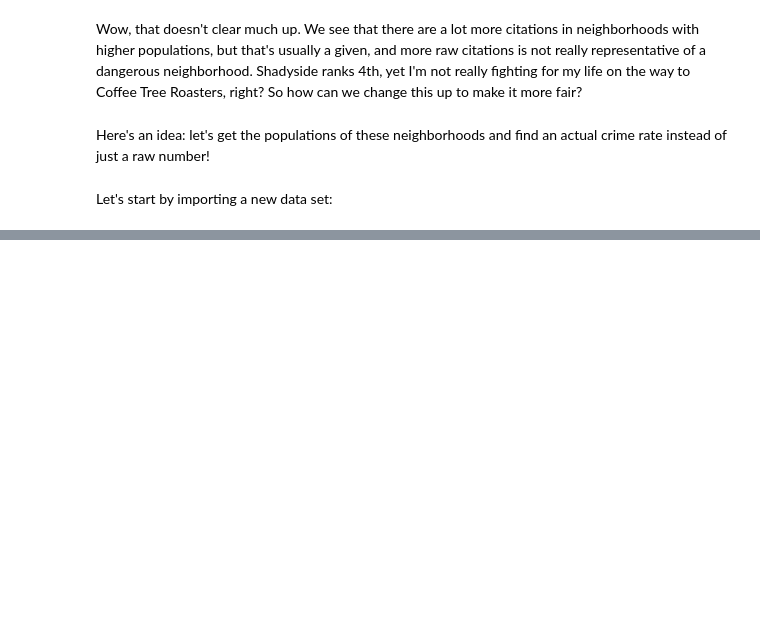
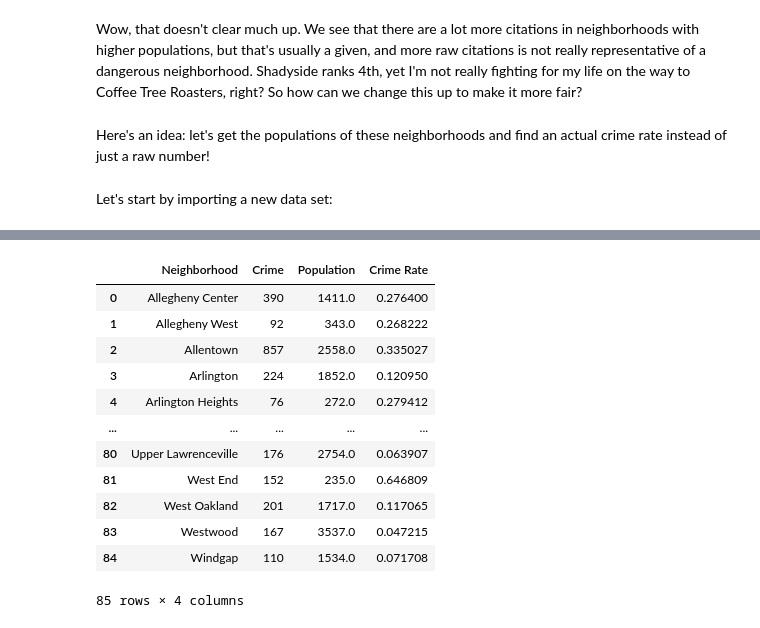
Before and after one commit to WampiFlampi/GNU-plus-Project, a Jupyter notebook: notebooks/dylan.ipynb, the cells around one changed output, grey strips where cells are left out. Drawn from its saved outputs; the diff is of its cells as text; code cells hidden in the pictures; blank space fills up the shorter version.

```diff
--- a/notebooks/dylan.ipynb
+++ b/notebooks/dylan.ipynb
@@ -72,0 +85,3 @@ print(10)
+# %%
+crimenums = crimeplace.groupby('Neighborhood').size().reset_index(name='Crime')
+crimepop = pd.merge(crimenums, a, on='Neighborhood', how='inner')
@@ -72,0 +90,4 @@ print(10)
+# %%
+crimepoptrim = crimepop.drop(columns = ['Margin of Error; Total', 'Id'])
+crimepoptrim = crimepoptrim.rename(columns={"Estimate; Total": "Population"})
+crimepoptrim
@@ -72,0 +108,18 @@ print(10)
+# %%
+crimerate = (crimepoptrim['Crime']/crimepoptrim['Population'])
+crimepoptrim["Crime Rate"] = crimerate
+crimepoptrim
+# %% [output]
+|  | Neighborhood | Crime | Population | Crime Rate |
+| 0 | Allegheny Center | 390 | 1411.0 | 0.276400 |
+| 1 | Allegheny West | 92 | 343.0 | 0.268222 |
+| 2 | Allentown | 857 | 2558.0 | 0.335027 |
+| 3 | Arlington | 224 | 1852.0 | 0.120950 |
+| 4 | Arlington Heights | 76 | 272.0 | 0.279412 |
+| ... | ... | ... | ... | ... |
+| 80 | Upper Lawrenceville | 176 | 2754.0 | 0.063907 |
+| 81 | West End | 152 | 235.0 | 0.646809 |
+| 82 | West Oakland | 201 | 1717.0 | 0.117065 |
+| 83 | Westwood | 167 | 3537.0 | 0.047215 |
+| 84 | Windgap | 110 | 1534.0 | 0.071708 |
+85 rows × 4 columns
```
Also changed, not shown: parts of 5 cells of this notebook.
